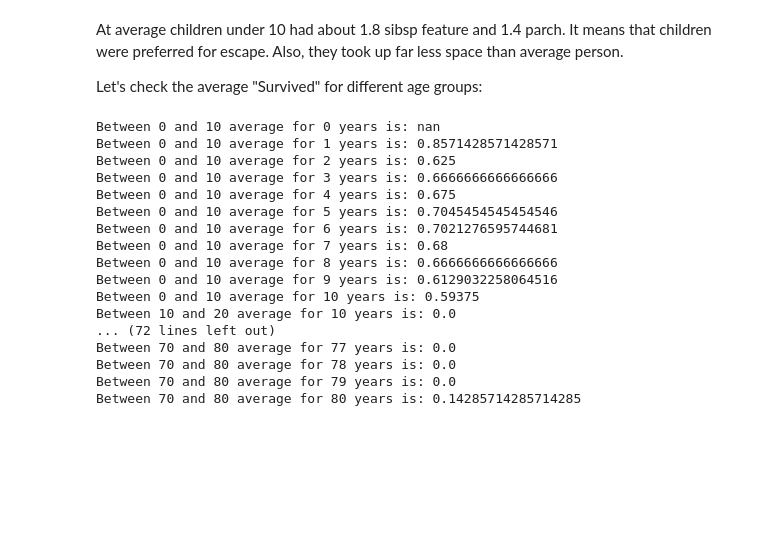
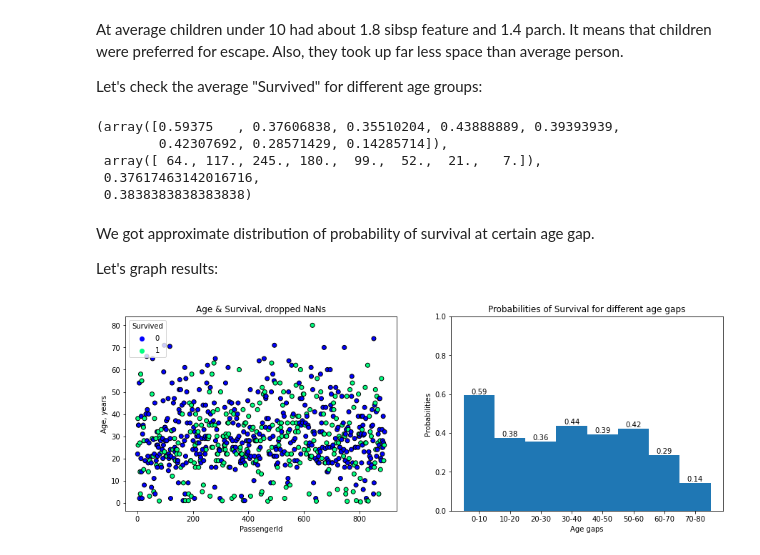
Before and after one commit to vagizD/titanic, a Jupyter notebook: titanic-predictions.ipynb, the cells around one changed output. Drawn from its saved outputs; the diff is of its cells as text; code cells hidden in the pictures; blank space fills up the shorter version.

```diff
--- a/titanic-predictions.ipynb
+++ b/titanic-predictions.ipynb
@@ -142,30 +147,56 @@ ch_10.describe()
 At average children under 10 had about 1.8 sibsp feature and 1.4 parch. It means that children were preferred for escape. Also, they took up far less space than average person.
 
 Let's check the average "Survived" for different age groups:
-# %%
-def check_age_score(min):
-    df = main_data[main_data["Age"] >= min]
-    for i in range(min, min+11, 1):
-        df1 = df[df["Age"] <= i]
-        print(f"Between {min} and {min+10} average for {i} years is: {df1['Survived'].mean()}")
-
-for i in range(0, 80, 10):
-    check_age_score(i)
-# %% [output]
-Between 0 and 10 average for 0 years is: nan
-Between 0 and 10 average for 1 years is: 0.8571428571428571
-Between 0 and 10 average for 2 years is: 0.625
-Between 0 and 10 average for 3 years is: 0.6666666666666666
-Between 0 and 10 average for 4 years is: 0.675
-Between 0 and 10 average for 5 years is: 0.7045454545454546
-Between 0 and 10 average for 6 years is: 0.7021276595744681
-Between 0 and 10 average for 7 years is: 0.68
-Between 0 and 10 average for 8 years is: 0.6666666666666666
-Between 0 and 10 average for 9 years is: 0.6129032258064516
-Between 0 and 10 average for 10 years is: 0.59375
-Between 10 and 20 average for 10 years is: 0.0
-... (72 lines left out)
-Between 70 and 80 average for 77 years is: 0.0
-Between 70 and 80 average for 78 years is: 0.0
-Between 70 and 80 average for 79 years is: 0.0
-Between 70 and 80 average for 80 years is: 0.14285714285714285
+# %%
+probabilities = np.array([])
+num_samples = np.array([])
+years = np.array([i for i in range(0, 71, 10)])
+
+for year in years:
+    df = main_data[main_data["Age"] >= year]
+    df = df[df["Age"] <= year + 10]
+    prob = len(df[df["Survived"] == 1])/len(df)
+
+    probabilities = np.append(probabilities, prob)
+    num_samples = np.append(num_samples, len(df))
+
+probabilities, num_samples, probabilities.mean(), len(main_data[main_data["Survived"] == 1])/len(main_data)
+# %% [output]
+(array([0.59375   , 0.37606838, 0.35510204, 0.43888889, 0.39393939,
+        0.42307692, 0.28571429, 0.14285714]),
+ array([ 64., 117., 245., 180.,  99.,  52.,  21.,   7.]),
+ 0.37617463142016716,
+ 0.3838383838383838)
+# %% [markdown]
+We got approximate distribution of probability of survival at certain age gap.
+
+Let's graph results:
+# %%
+# Analyzing the ages of people (using scatterplot):
+
+fig, (ax1, ax2) = plt.subplots(nrows=1,
+                               ncols=2,
+                               figsize=(15, 5))
+
+# 1. Dropping NaNs:
+
+y = main_data.dropna(subset=["Age"])["Age"]
+x = main_data.dropna(subset=["Age"]).index
+c = main_data.dropna(subset=["Age"])["Survived"]
+
+scatter1 = ax1.scatter(x=x, y=y, c=c, cmap='winter', edgecolors='black')
+ax1.legend(*scatter1.legend_elements(), title="Survived", loc='upper left')
+ax1.set(title="Age & Survival, dropped NaNs",
+        ylabel="Age, years",
+        xlabel="PassengerId");
+
+# 2. Using probabilities:
+bar1 = ax2.bar(x=[f"{year}-{year+10}" for year in years], height=probabilities, width=1)
+ax2.set_ylim((0,1))
+ax2.set(title="Probabilities of Survival for different age gaps",
+        xlabel="Age gaps",
+        ylabel="Probabilities");
+
+ax2.bar_label(bar1, fmt='%.2f');
+# %% [output]
+[figure, added]
```
Also changed, not shown: parts of 8 cells of this notebook.
